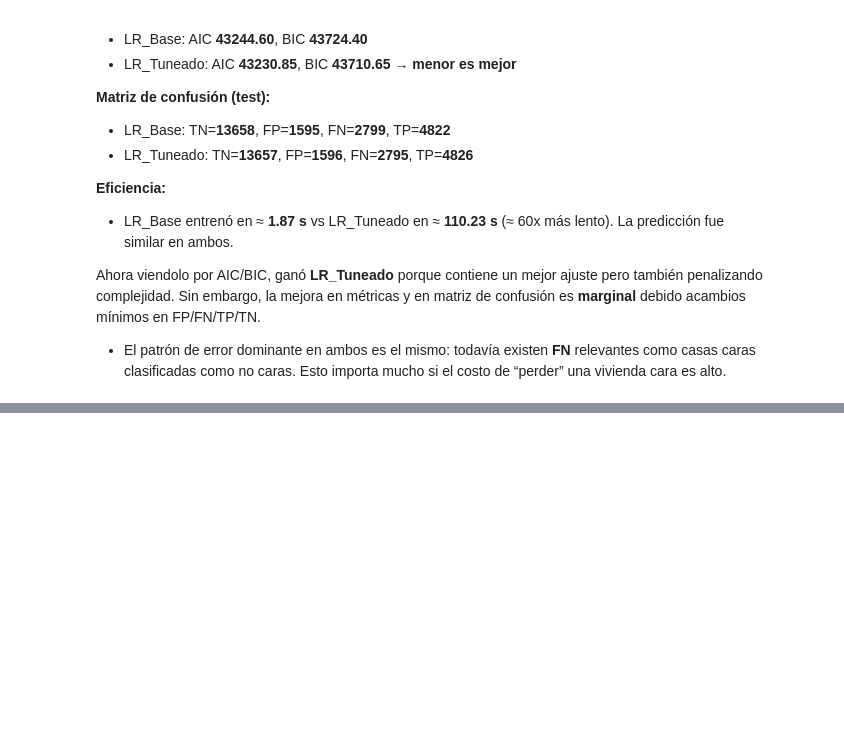
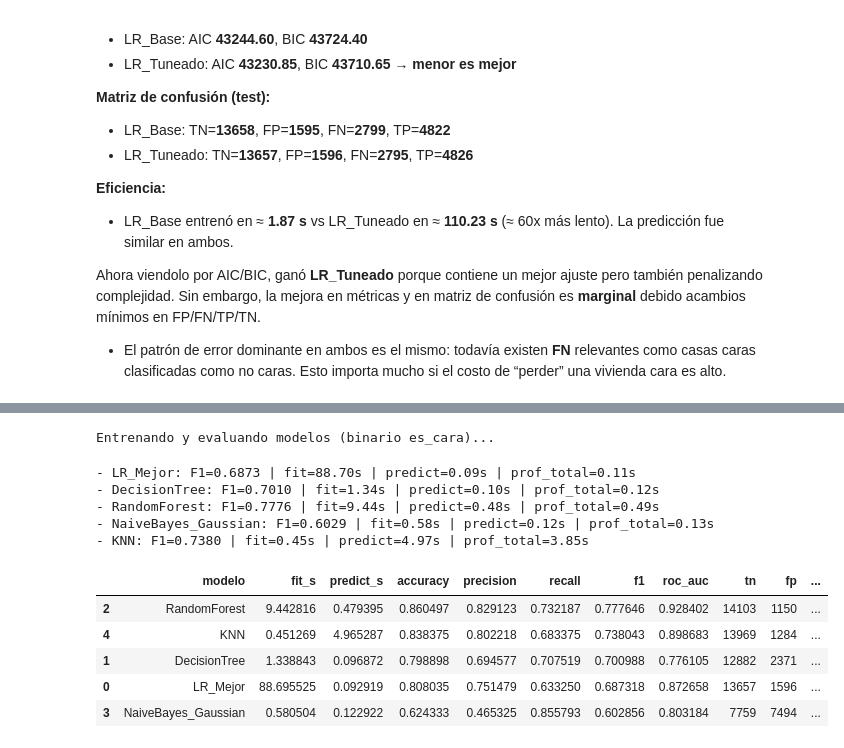
Before and after one commit to Vann06/Mineria_Datos, a Jupyter notebook: Regresion_Logistica.ipynb, the cells around one changed output, grey strips where cells are left out. Cells and saved outputs as stored; diff of their text form; code cells hidden in the pictures; blank space fills up the shorter version.

Commit message:
comparaciones entre Bayes, Forest, KNN etc

```diff
--- a/Regresion_Logistica.ipynb
+++ b/Regresion_Logistica.ipynb
@@ -779,0 +788,50 @@ Ahora viendolo por AIC/BIC, ganó **LR_Tuneado** porque contiene un mejor ajuste
+# %%
+
+# Fallbacks por si se ejecuta este punto sin correr el 9
+if 'mejor_lr_nombre' not in globals():
+    mejor_lr_nombre = 'LR_Base'
+if 'pipeline_lr_base' not in globals():
+    pipeline_lr_base = pipeline_log_cara
+if 'pipeline_lr_tuneado' not in globals():
+    pipeline_lr_tuneado = mejor_modelo_lr if 'mejor_modelo_lr' in globals() else pipeline_log_cara
+
+def construir_pipeline(clasificador):
+    return Pipeline(steps=[
+        ('preprocesador', clone(preprocesador_clf)),
+        ('clasificador', clasificador)
+    ])
+
+modelos_extra = {
+    "DecisionTree": construir_pipeline(DecisionTreeClassifier(random_state=42)),
+    "RandomForest": construir_pipeline(RandomForestClassifier(n_estimators=300, random_state=42, n_jobs=-1)),
+    "NaiveBayes_Gaussian": construir_pipeline(GaussianNB()),
+    "KNN": construir_pipeline(KNeighborsClassifier(n_neighbors=15, weights='distance'))
+}
+
+# Re-usar mejor LR del punto 9 para compararlo luego
+pipeline_lr_mejor = pipeline_lr_tuneado if mejor_lr_nombre == "LR_Tuneado" else pipeline_lr_base
+
+# Entrenar y evaluar todos
+resultados_modelos = []
+
+print("Entrenando y evaluando modelos (binario es_cara)...")
+for nombre, pipe in {"LR_Mejor": pipeline_lr_mejor, **modelos_extra}.items():
+    res = evaluar_pipeline_binario(nombre, pipe, X_train_clf, Y_train_cara, X_test_clf, Y_test_cara)
+    resultados_modelos.append(res)
+    print(f"- {nombre}: F1={res['f1']:.4f} | fit={res['fit_s']:.2f}s | predict={res['predict_s']:.2f}s | prof_total={res['profile_total_tt']:.2f}s")
+
+df_cmp = pd.DataFrame([{k: v for k, v in r.items() if k != 'profile_top'} for r in resultados_modelos])
+display(df_cmp.sort_values(['f1', 'roc_auc'], ascending=[False, False]))
+# %% [output]
+Entrenando y evaluando modelos (binario es_cara)...
+- LR_Mejor: F1=0.6873 | fit=88.70s | predict=0.09s | prof_total=0.11s
+- DecisionTree: F1=0.7010 | fit=1.34s | predict=0.10s | prof_total=0.12s
+- RandomForest: F1=0.7776 | fit=9.44s | predict=0.48s | prof_total=0.49s
+- NaiveBayes_Gaussian: F1=0.6029 | fit=0.58s | predict=0.12s | prof_total=0.13s
+- KNN: F1=0.7380 | fit=0.45s | predict=4.97s | prof_total=3.85s
+|  | modelo | fit_s | predict_s | accuracy | precision | recall | f1 | roc_auc | tn | fp | ... |
+| 2 | RandomForest | 9.442816 | 0.479395 | 0.860497 | 0.829123 | 0.732187 | 0.777646 | 0.928402 | 14103 | 1150 | ... |
+| 4 | KNN | 0.451269 | 4.965287 | 0.838375 | 0.802218 | 0.683375 | 0.738043 | 0.898683 | 13969 | 1284 | ... |
+| 1 | DecisionTree | 1.338843 | 0.096872 | 0.798898 | 0.694577 | 0.707519 | 0.700988 | 0.776105 | 12882 | 2371 | ... |
+| 0 | LR_Mejor | 88.695525 | 0.092919 | 0.808035 | 0.751479 | 0.633250 | 0.687318 | 0.872658 | 13657 | 1596 | ... |
+| 3 | NaiveBayes_Gaussian | 0.580504 | 0.122922 | 0.624333 | 0.465325 | 0.855793 | 0.602856 | 0.803184 | 7759 | 7494 | ... |
```
Also changed, not shown: parts of 2 cells of this notebook.
